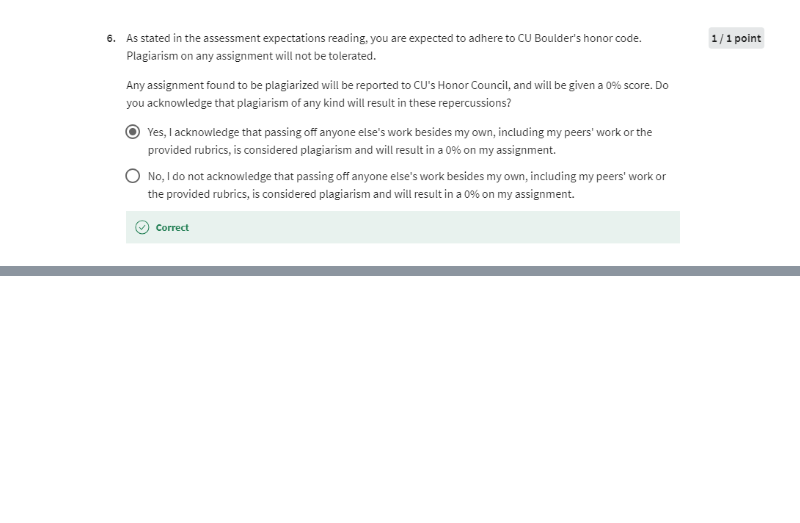
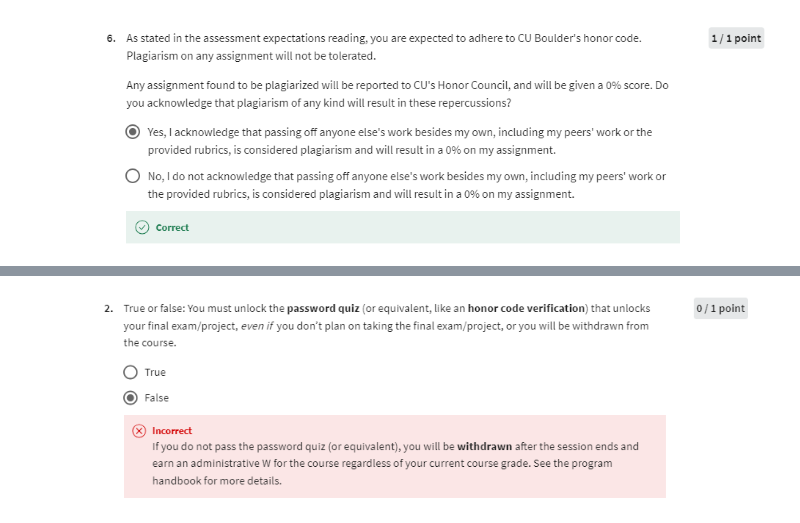
Before and after one commit to duba1910/msds, a Jupyter notebook: Other CU Boulder Resources/Program Policy/quiz_program_policy.ipynb, the cells around one changed output, grey strips where cells are left out. Saved outputs shown, nothing was run; the diff lists cells and outputs as text; code cells hidden in the pictures; blank space fills up the shorter version.

```diff
--- a/Other CU Boulder Resources/Program Policy/quiz_program_policy.ipynb
+++ b/Other CU Boulder Resources/Program Policy/quiz_program_policy.ipynb
@@ -53,0 +61,4 @@ Image(filename="images/p_p_13.png")
+# %%
+Image(filename="images/p_p_16.png")
+# %% [output]
+[figure, added]
```
Also changed, not shown: parts of 5 cells of this notebook, 4 other files.
